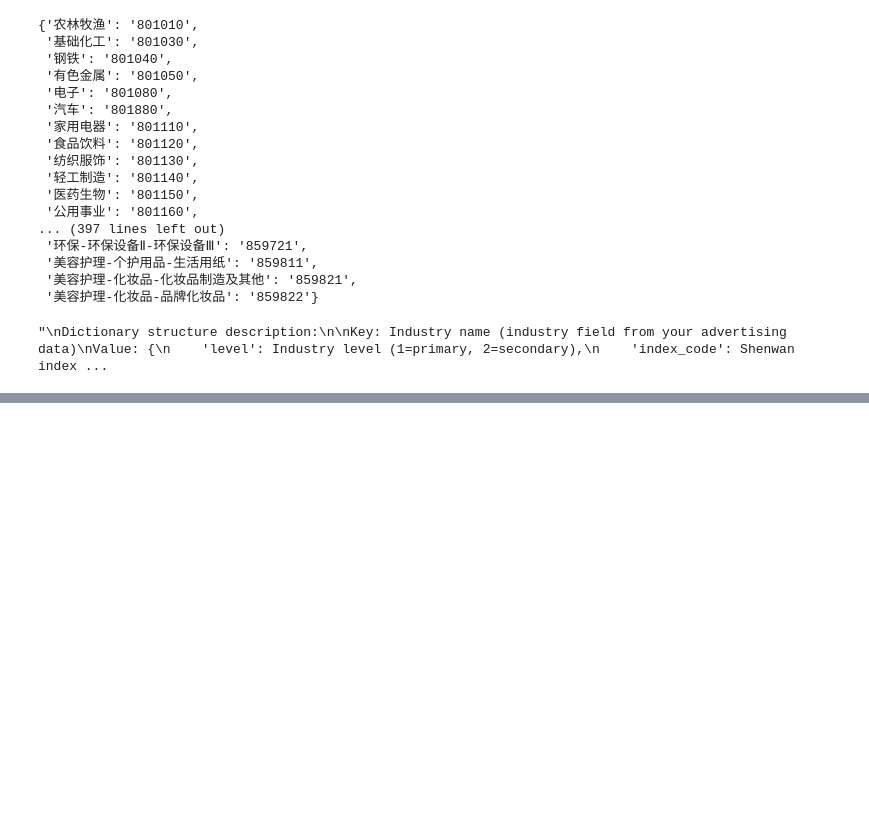
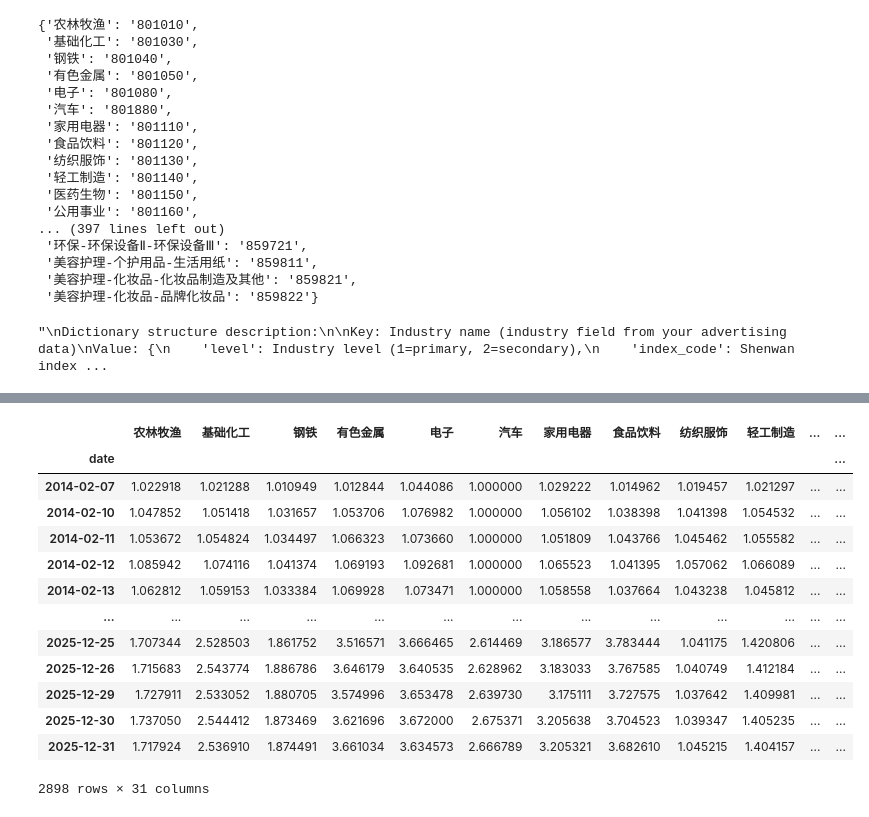
Before and after one commit to OddMiss/RMRB-Advertisement-Analysis, a Jupyter notebook: RMRBCore/Industry-ETF-Data.ipynb, the cells around one changed output, grey strips where cells are left out. Saved outputs shown, nothing was run; the diff lists cells and outputs as text; code cells hidden in the pictures; blank space fills up the shorter version.

```diff
--- a/RMRBCore/Industry-ETF-Data.ipynb
+++ b/RMRBCore/Industry-ETF-Data.ipynb
@@ -639,0 +696,51 @@ Download_SW_Index_Data(etf_folder_path=ETF_DATA_PATH, sector_code_dict=SW_SECTOR
+# %%
+# 2. Process Sector Industries (Single-Pass Loop)
+ind_roi_pool = {}
+ind_pnl_pool = {}
+
+for industry in SW_SECTOR_LEVEL_1_List:
+    file_name = SW_SECTOR_PATH_MAPPING[industry]
+    roi, pnl = calculate_asset_metrics(file_name, start_dt, end_dt, trading_days)
+    ind_roi_pool[industry] = roi
+    ind_pnl_pool[industry] = pnl
+
+# Instantiate complete DataFrames instantly
+industry_level1_roi_all_df = pd.DataFrame(ind_roi_pool, index=trading_days)
+industry_level1_pnl_all_df = pd.DataFrame(ind_pnl_pool, index=trading_days)
+
+
+# 3. Process Benchmarks (Single-Pass Loop)
+bench_roi_pool = {}
+bench_pnl_pool = {}
+
+for benchmark in BENCHMARK_List:
+    file_name = BENCHMARK_PATH_MAPPING[benchmark]
+    roi, pnl = calculate_asset_metrics(file_name, start_dt, end_dt, trading_days)
+    bench_roi_pool[benchmark] = roi
+    bench_pnl_pool[benchmark] = pnl
+
+# Instantiate complete DataFrames instantly
+benchmark_roi_all_df = pd.DataFrame(bench_roi_pool, index=trading_days)
+benchmark_pnl_all_df = pd.DataFrame(bench_pnl_pool, index=trading_days)
+
+
+# 4. Final Format Touch: Name index columns to match old outputs
+for df in [industry_level1_roi_all_df, industry_level1_pnl_all_df, benchmark_roi_all_df, benchmark_pnl_all_df]:
+    df.index.name = "date"
+# %%
+industry_level1_pnl_all_df
+# %% [output]
+|  | 农林牧渔 | 基础化工 | 钢铁 | 有色金属 | 电子 | 汽车 | 家用电器 | 食品饮料 | 纺织服饰 | 轻工制造 | ... | ... |
+| date |  |  |  |  |  |  |  |  |  |  |  | ... |
+| 2014-02-07 | 1.022918 | 1.021288 | 1.010949 | 1.012844 | 1.044086 | 1.000000 | 1.029222 | 1.014962 | 1.019457 | 1.021297 | ... | ... |
+| 2014-02-10 | 1.047852 | 1.051418 | 1.031657 | 1.053706 | 1.076982 | 1.000000 | 1.056102 | 1.038398 | 1.041398 | 1.054532 | ... | ... |
+| 2014-02-11 | 1.053672 | 1.054824 | 1.034497 | 1.066323 | 1.073660 | 1.000000 | 1.051809 | 1.043766 | 1.045462 | 1.055582 | ... | ... |
+| 2014-02-12 | 1.085942 | 1.074116 | 1.041374 | 1.069193 | 1.092681 | 1.000000 | 1.065523 | 1.041395 | 1.057062 | 1.066089 | ... | ... |
+| 2014-02-13 | 1.062812 | 1.059153 | 1.033384 | 1.069928 | 1.073471 | 1.000000 | 1.058558 | 1.037664 | 1.043238 | 1.045812 | ... | ... |
+| ... | ... | ... | ... | ... | ... | ... | ... | ... | ... | ... | ... | ... |
+| 2025-12-25 | 1.707344 | 2.528503 | 1.861752 | 3.516571 | 3.666465 | 2.614469 | 3.186577 | 3.783444 | 1.041175 | 1.420806 | ... | ... |
+| 2025-12-26 | 1.715683 | 2.543774 | 1.886786 | 3.646179 | 3.640535 | 2.628962 | 3.183033 | 3.767585 | 1.040749 | 1.412184 | ... | ... |
+| 2025-12-29 | 1.727911 | 2.533052 | 1.880705 | 3.574996 | 3.653478 | 2.639730 | 3.175111 | 3.727575 | 1.037642 | 1.409981 | ... | ... |
+| 2025-12-30 | 1.737050 | 2.544412 | 1.873469 | 3.621696 | 3.672000 | 2.675371 | 3.205638 | 3.704523 | 1.039347 | 1.405235 | ... | ... |
+| 2025-12-31 | 1.717924 | 2.536910 | 1.874491 | 3.661034 | 3.634573 | 2.666789 | 3.205321 | 3.682610 | 1.045215 | 1.404157 | ... | ... |
+2898 rows × 31 columns
```
Also changed, not shown: parts of 7 cells of this notebook, 19 other files.
